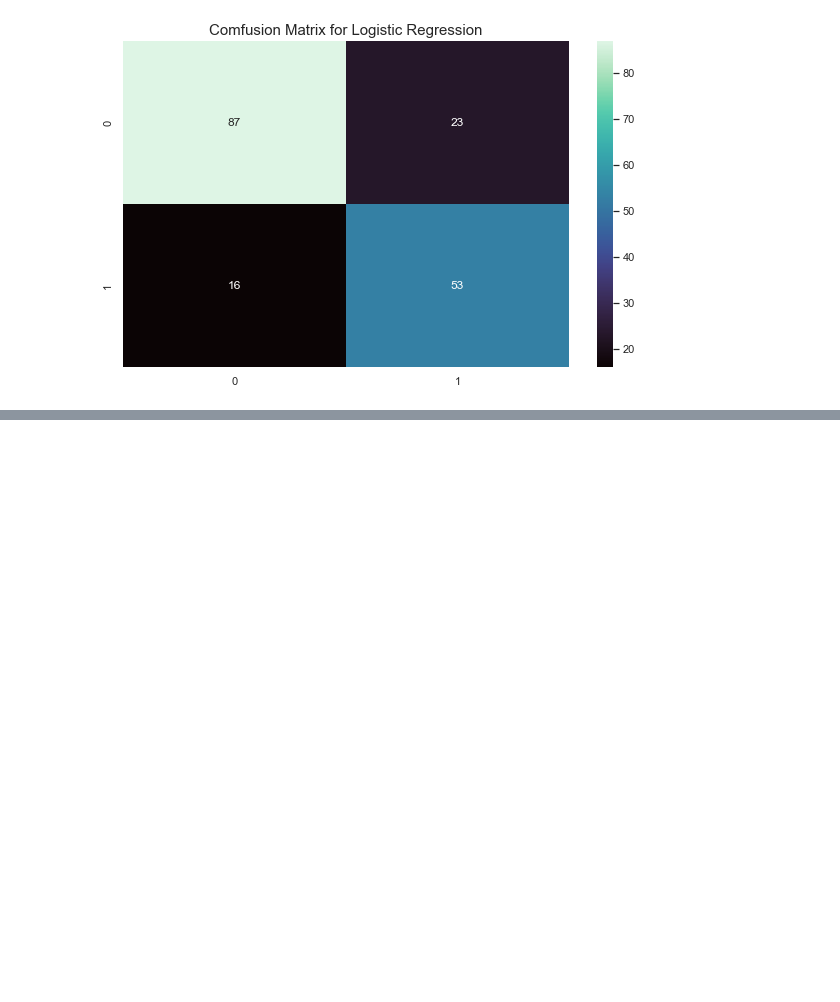
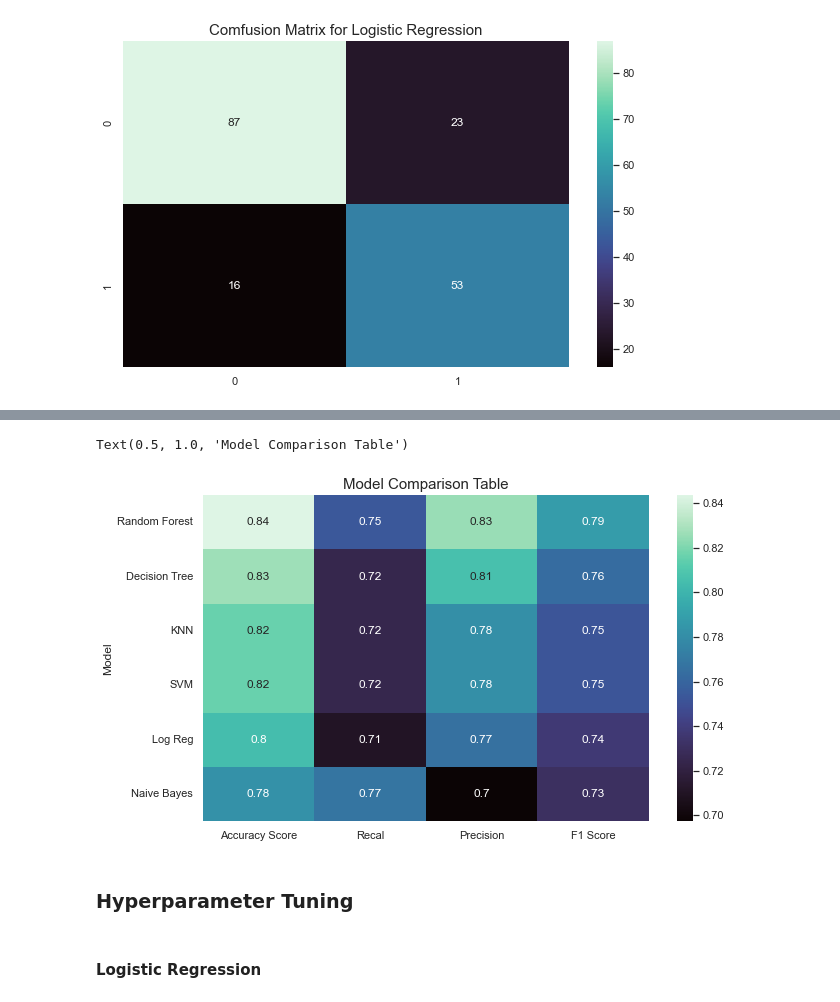
Before and after one commit to aka-vm/Titanic-Exploratory-Data-And-Model-Analysis, a Jupyter notebook: titanic_expl_data_analysis.ipynb, the cells around one changed output, grey strips where cells are left out. Cells and saved outputs as stored; diff of their text form; code cells hidden in the pictures; blank space fills up the shorter version.

```diff
--- a/titanic_expl_data_analysis.ipynb
+++ b/titanic_expl_data_analysis.ipynb
@@ -874,0 +872,3 @@ get_model_score_stats(y_dev, y_pred_dcn_tree)
+# %%
+accuracy_dtree, recal_dtree, precision_dtree, fi_dtree = get_model_score_stats(y_dev, y_pred_dcn_tree)
+accuracy_dtree, recal_dtree, precision_dtree, fi_dtree
@@ -897,0 +896,3 @@ get_model_score_stats(y_dev, y_pred_rdm_fst)
+# %%
+accuracy_rforest, recal_rforest, precision_rforest, fi_rforest = get_model_score_stats(y_dev, y_pred_rdm_fst)
+accuracy_rforest, recal_rforest, precision_rforest, fi_rforest
@@ -920,0 +944,13 @@ get_model_score_stats(y_dev, y_pred_gsn_nb)
+# %%
+model_comp_df = pd.DataFrame({
+    "Model":            ["Log Reg", "KNN", "SVM", "Decision Tree", "Random Forest", "Naive Bayes"],
+    "Accuracy Score":   [accuracy_logreg, accuracy_knn, accuracy_svm, accuracy_dtree, accuracy_rforest, accuracy_nb],
+    "Recal":            [recal_logreg, recal_knn, recal_svm, recal_dtree, recal_rforest, recal_nb],
+    "Precision":        [precision_logreg, precision_knn, precision_svm, precision_dtree, precision_rforest, precision_nb],
+    "F1 Score":         [fi_logreg, fi_knn, fi_svm, fi_dtree, fi_rforest, fi_nb],
+
+})
+
+model_comp_df = model_comp_df.sort_values(by="Accuracy Score", ascending=False)
+model_comp_df = model_comp_df.set_index("Model")
+model_comp_df
@@ -920,0 +966,8 @@ get_model_score_stats(y_dev, y_pred_gsn_nb)
+# %%
+sns.heatmap(model_comp_df, annot=True, cmap="mako")
+plt.title("Model Comparison Table", fontsize=15)
+# %% [output]
+Text(0.5, 1.0, 'Model Comparison Table')
+[figure, added]
+# %% [markdown]
+### Hyperparameter Tuning
@@ -920,0 +976,2 @@ get_model_score_stats(y_dev, y_pred_gsn_nb)
+# %% [markdown]
+#### Logistic Regression
```
Also changed, not shown: parts of 36 cells of this notebook.
